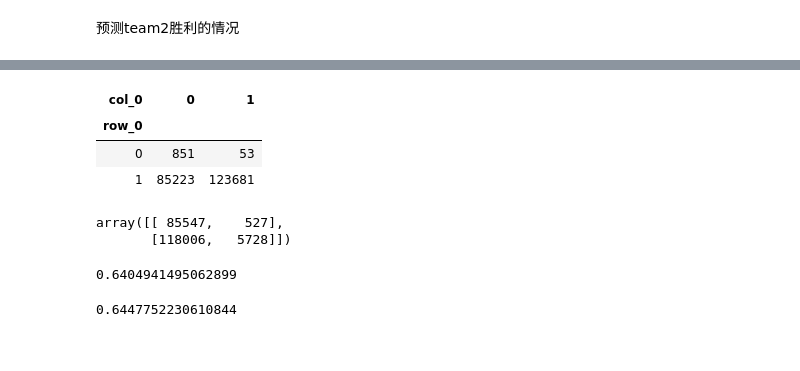
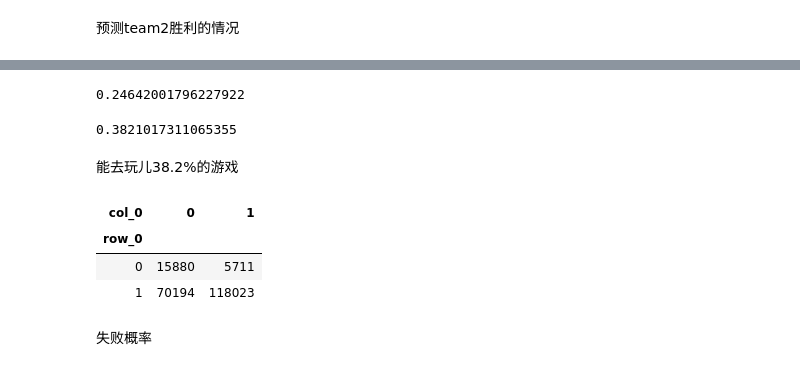
Before and after one commit to Kira1108/football_match_prediction, a Jupyter notebook: win-loss-binary_classification.ipynb, the cells around one changed output, grey strips where cells are left out. Cells and saved outputs as stored; diff of their text form; code cells hidden in the pictures.

```diff
--- a/win-loss-binary_classification.ipynb
+++ b/win-loss-binary_classification.ipynb
@@ -235,8 +233,12 @@ league_embd_tensor = Flatten()(league_embd_tensor)
 
 league_active_concat_layer = Concatenate(axis = -1)
 active_concat_tensor = league_active_concat_layer([active_concat_tensor, league_embd_tensor])
-final_dense = Dense(K,activation = 'sigmoid')
+final_dense = Dense(20,activation = 'relu')
 active_concat_tensor = final_dense(active_concat_tensor)
+active_concat_tensor = Dropout(0.15)(active_concat_tensor)
+last_fianl_dense = Dense(K,activation = 'sigmoid')
+active_concat_tensor = last_fianl_dense(active_concat_tensor)
+
 
 model = Model([team_1_input_tensor, team_2_input_tensor, current_match_inputs_tensor, league_cat_input_tensor],active_concat_tensor)
 model.summary()
@@ -316,6 +318,6 @@ y.shape
 # %%
 model.compile(optimizer = 'adam', loss = 'binary_crossentropy',metrics = ['accuracy'])
 # %%
-history = model.fit([team_1_history_inputs, team_2_history_inputs,current_match_inputs,league_embed_ids],y,batch_size = 256,epochs = 1,validation_split=0.05)
+history = model.fit([team_1_history_inputs, team_2_history_inputs,current_match_inputs,league_embed_ids],y,batch_size = 256,epochs = 3,validation_split=0.05)
 # %% [output]
 Train on 199317 samples, validate on 10491 samples
@@ -326,7 +332,7 @@ preds = model.predict([team_1_history_inputs, team_2_history_inputs,current_matc
 # %%
 from sklearn.metrics import confusion_matrix,roc_auc_score
 # %%
-cri = 0.9
+cri = 0.65
 # %% [markdown]
 预测team1胜利的情况
 # %%
@@ -341,16 +350,18 @@ pd.crosstab((preds > cri).flatten().astype(int),y)
+# %%
+confuse.iloc[1,0] / confuse.iloc[1].sum()
+# %% [output]
+0.24642001796227922
+# %%
+confuse.sum(axis = 1)[1] / confuse.sum().sum()
+# %% [output]
+0.3821017311065355
+# %% [markdown]
+能去玩儿38.2%的游戏
 # %%
-pd.crosstab((preds >(1-cri)).flatten().astype(int),y)
+confuse = pd.crosstab((preds >(1-cri)).flatten().astype(int),y)
+confuse
 # %% [output]
 | col_0 | 0 | 1 |
 | row_0 |  |  |
-| 0 | 851 | 53 |
-| 1 | 85223 | 123681 |
+| 0 | 15880 | 5711 |
+| 1 | 70194 | 118023 |
-# %%
-confusion_matrix(y,(preds > cri).flatten().astype(int))
-# %% [output]
-array([[ 85547,    527],
-       [118006,   5728]])
-# %%
-roc_auc_score(y,(preds > cri).flatten().astype(int))
-# %% [output]
-0.6404941495062899
@@ -359,4 +368,2 @@ from sklearn.metrics import accuracy_score
-# %%
-accuracy_score(y,(preds > cri).flatten().astype(int))
-# %% [output]
-0.6447752230610844
+# %% [markdown]
+失败概率
```
Also changed, not shown: parts of 11 cells of this notebook, 1 other file.
